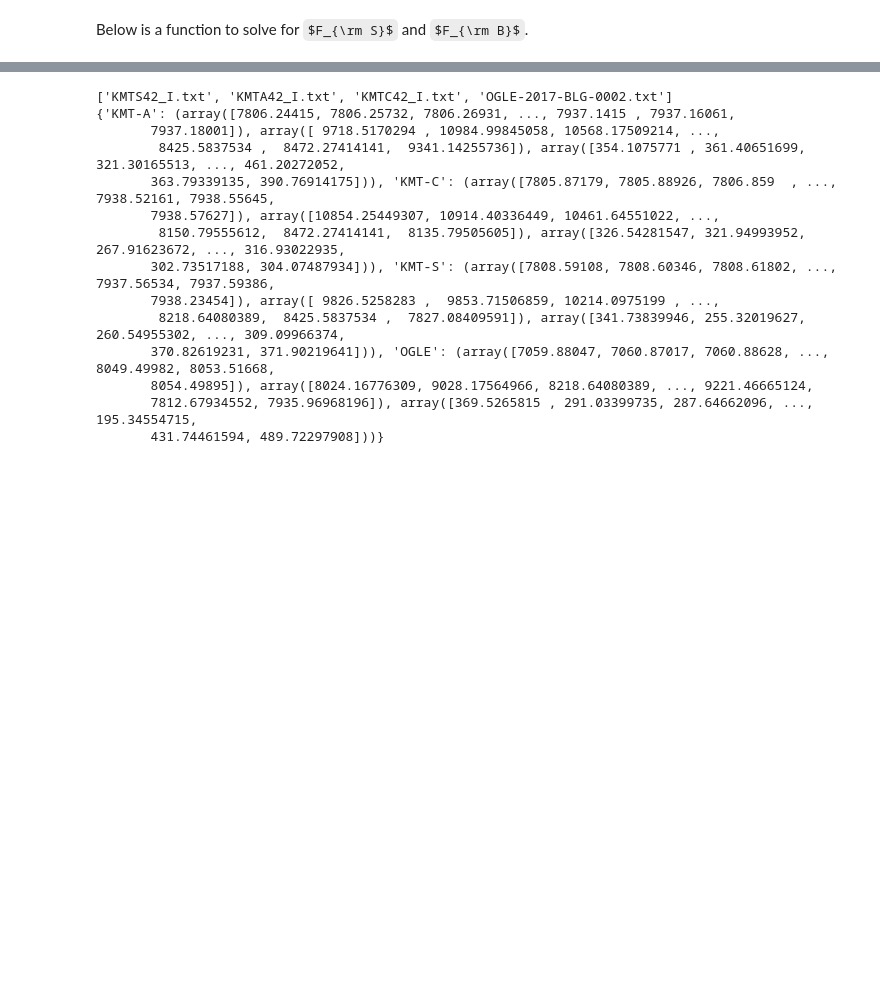
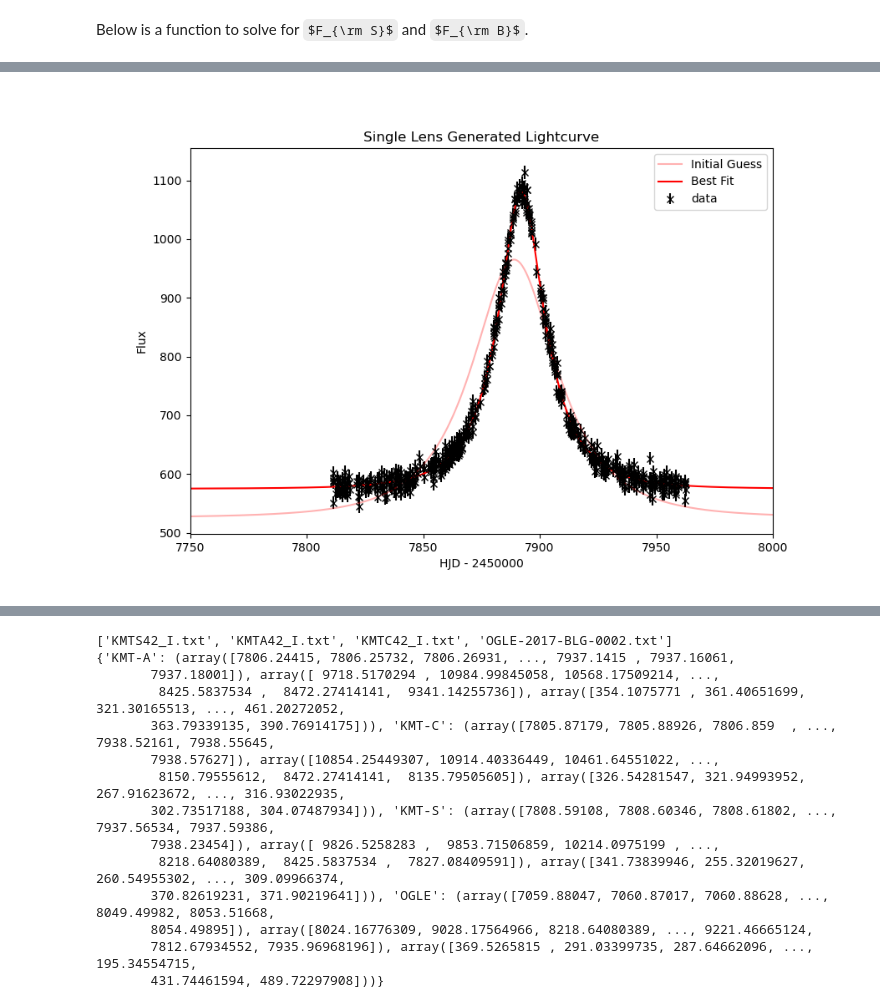
Before and after one commit to AmberLee2427/TheMicrolensersGuideToTheGalaxy, a Jupyter notebook: Notebooks/SingleLens.ipynb, the cells around one changed output, grey strips where cells are left out. Drawn from its saved outputs; the diff is of its cells as text; code cells hidden in the pictures; some formulas as TeX source; blank space fills up the shorter version.

```diff
--- a/Notebooks/SingleLens.ipynb
+++ b/Notebooks/SingleLens.ipynb
@@ -326,0 +385,73 @@ plt.show()
+# %%
+def chi2(p: List[float], t: np.ndarray, f: np.ndarray, sig: np.ndarray,
+         SL_magnification: Callable[[float, float, float, np.ndarray], np.ndarray]
+         ) -> float:
+    '''
+    Calculates the chi squared value for a given model and parameters.
+
+    Parameters
+    ----------
+    p : np.ndarray
+        Parameters.
+    t : np.ndarray
+        Data epochs.
+    f : np.ndarray
+        Observed flux values.
+    sig : np.ndarray
+        Flux errors.
+
+    Returns
+    -------
+    chi2 : float
+        Chi squared value.
+    '''
+
+    ######################
+    sig2 = sig**2
+    model = SL_magnification(p[0], p[1], p[2], t)
+    FS, FB = calc_Fs(model, f, sig2)
+    chi2_value = np.sum(((FS*model + FB - f) / sig2)**2)
+    ######################
+
+    return chi2_value
+
+
+# Minimize the chi squared value
+result = minimize(chi2, p0,
+                  args=(t_data, flux_data, flux_err_data, SL_magnification),
+                  method='Nelder-Mead')
+popt = result.x
+print(result)
+
+# Model
+A_model_opt = SL_magnification(popt[0],
+                               popt[1],
+                               popt[2],
+                               t_model)  # model line for best fit parameters
+A_opt = SL_magnification(popt[0],
+                         popt[1],
+                         popt[2],
+                         t_data)  # model flux values for best fit parameters
+FS_opt, FB_opt = calc_Fs(A_opt,
+                         flux_data,
+                         flux_err_data**2)  # best fit flux parameters
+
+# Plot
+plt.close(3)
+plt.figure(figsize=(9,6), num=3)
+
+plt.errorbar(t_data, flux_data,
+             yerr=flux_err_data,
+             fmt='x', color='black', label='data')
+plt.plot(t_model, FS0*A_model + FB0,
+         color='red', label='Initial Guess', alpha=0.3)
+plt.plot(t_model, FS_opt*A_model_opt + FB_opt,
+         color='red', label='Best Fit')
+
+plt.xlabel('HJD - 2450000')
+plt.ylabel('Flux')
+plt.title('Single Lens Generated Lightcurve')
+plt.xlim(7750, 8000)
+plt.legend()
+plt.show()
+# %% [output]
@@ -327 +469,2 @@ plt.show()
+[figure, added]
 # %% [markdown]
```
Also changed, not shown: parts of 24 cells of this notebook, 6 other files.
